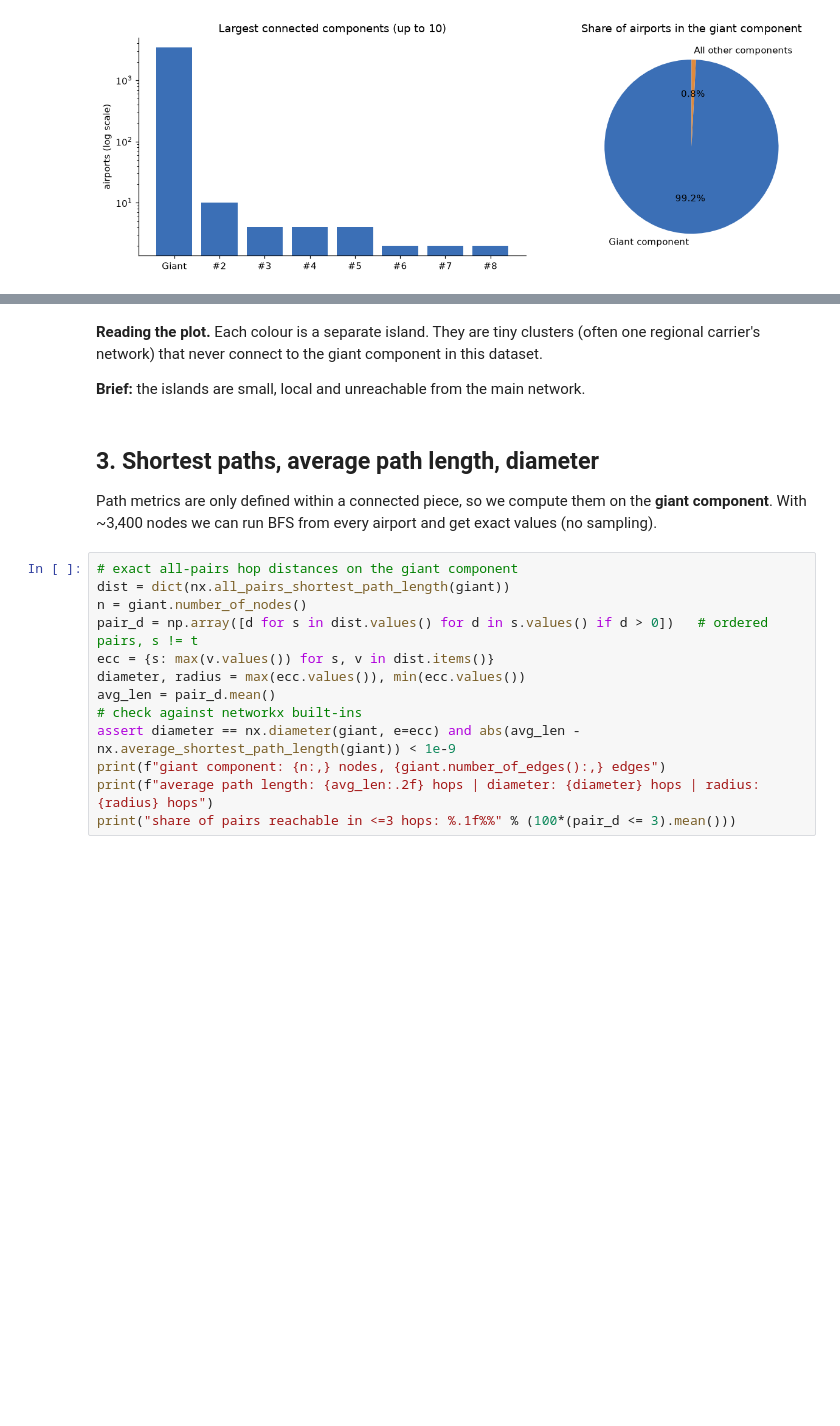
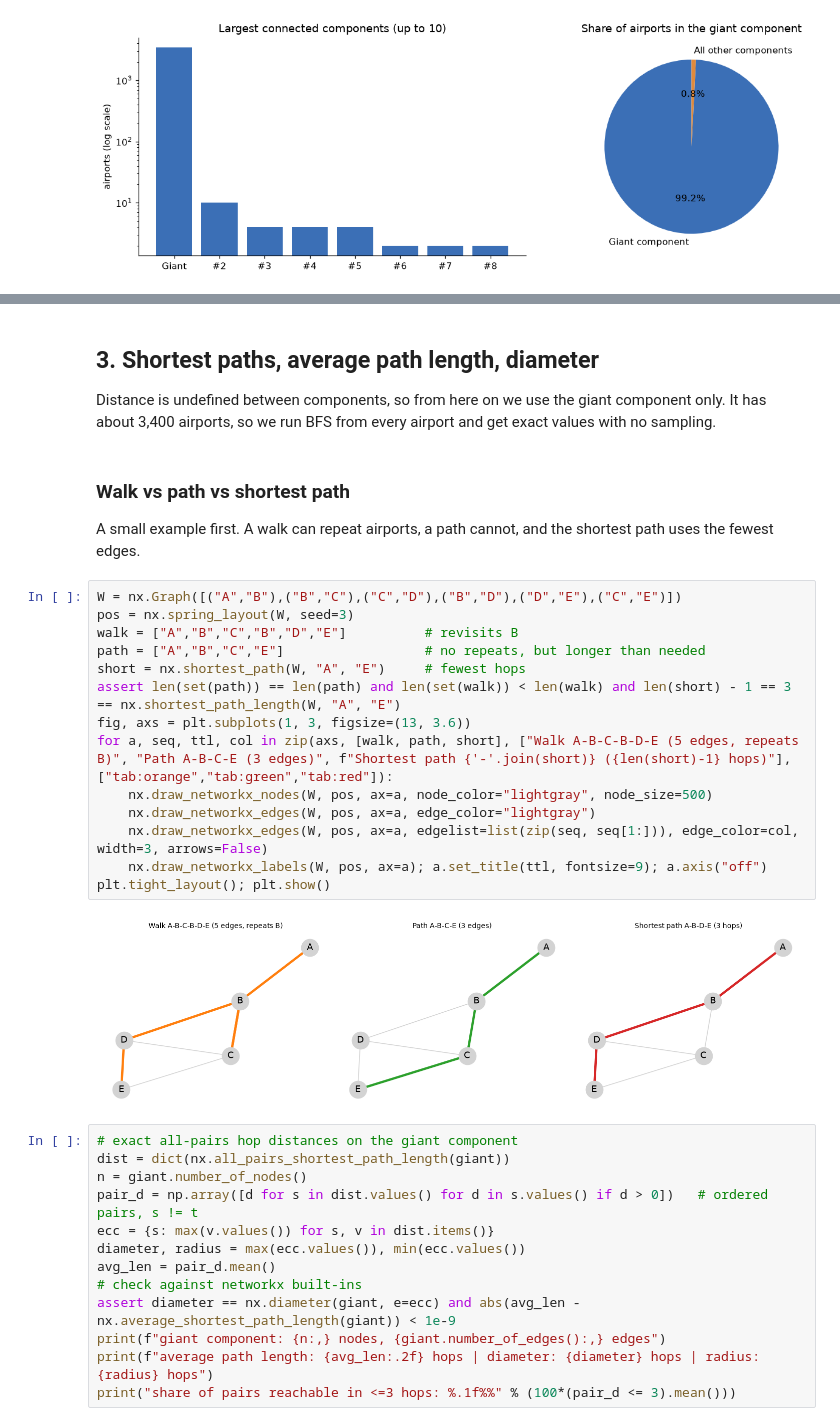
Before and after one commit to jsuryanm/math-ai-project, a Jupyter notebook: notebooks/04_connectivity_and_graph_properties.ipynb, the cells around one changed output, grey strips where cells are left out. Saved outputs shown, nothing was run; the diff lists cells and outputs as text; blank space fills up the shorter version.

```diff
--- a/notebooks/04_connectivity_and_graph_properties.ipynb
+++ b/notebooks/04_connectivity_and_graph_properties.ipynb
@@ -95,10 +85,25 @@ plt.show()
-# %% [markdown]
-**Reading the plot.** Each colour is a separate island. They are tiny clusters (often one regional carrier's network) that never connect to the giant component in this dataset.
-
-**Brief:** the islands are small, local and unreachable from the main network.
 # %% [markdown]
 ## 3. Shortest paths, average path length, diameter
-Path metrics are only defined within a connected piece, so we compute them on the **giant component**. With ~3,400 nodes we can run BFS from every airport and get exact values (no sampling).
+Distance is undefined between components, so from here on we use the giant component only. It has about 3,400 airports, so we run BFS from every airport and get exact values with no sampling.
+# %% [markdown]
+### Walk vs path vs shortest path
+A small example first. A walk can repeat airports, a path cannot, and the shortest path uses the fewest edges.
+# %%
+W = nx.Graph([("A","B"),("B","C"),("C","D"),("B","D"),("D","E"),("C","E")])
+pos = nx.spring_layout(W, seed=3)
+walk = ["A","B","C","B","D","E"]          # revisits B
+path = ["A","B","C","E"]                  # no repeats, but longer than needed
+short = nx.shortest_path(W, "A", "E")     # fewest hops
+assert len(set(path)) == len(path) and len(set(walk)) < len(walk) and len(short) - 1 == 3 == nx.shortest_path_length(W, "A", "E")
+fig, axs = plt.subplots(1, 3, figsize=(13, 3.6))
+for a, seq, ttl, col in zip(axs, [walk, path, short], ["Walk A-B-C-B-D-E (5 edges, repeats B)", "Path A-B-C-E (3 edges)", f"Shortest path {'-'.join(short)} ({len(short)-1} hops)"], ["tab:orange","tab:green","tab:red"]):
+    nx.draw_networkx_nodes(W, pos, ax=a, node_color="lightgray", node_size=500)
+    nx.draw_networkx_edges(W, pos, ax=a, edge_color="lightgray")
+    nx.draw_networkx_edges(W, pos, ax=a, edgelist=list(zip(seq, seq[1:])), edge_color=col, width=3, arrows=False)
+    nx.draw_networkx_labels(W, pos, ax=a); a.set_title(ttl, fontsize=9); a.axis("off")
+plt.tight_layout(); plt.show()
+# %% [output]
+[figure, added]
 # %%
 # exact all-pairs hop distances on the giant component
 dist = dict(nx.all_pairs_shortest_path_length(giant))
```
Also changed, not shown: parts of 23 cells of this notebook, 1 other file.
